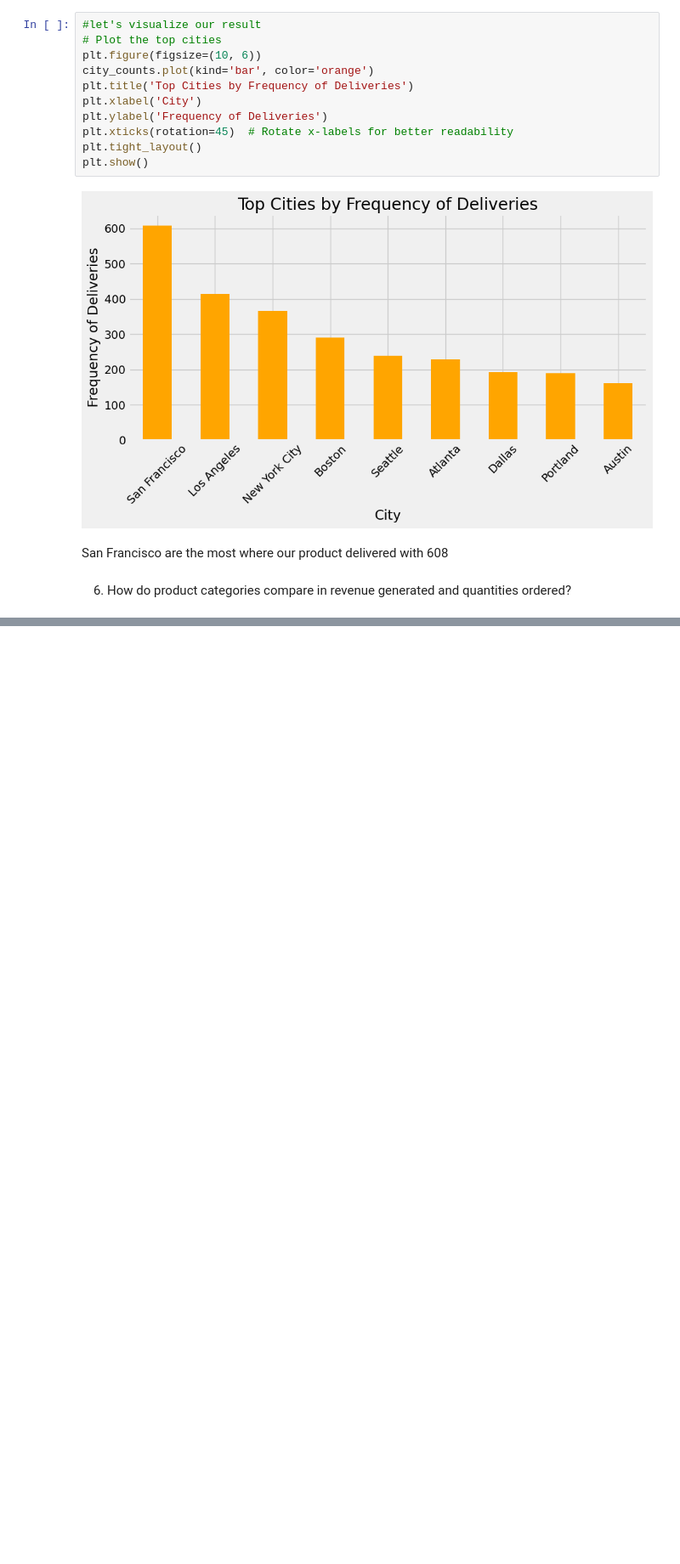
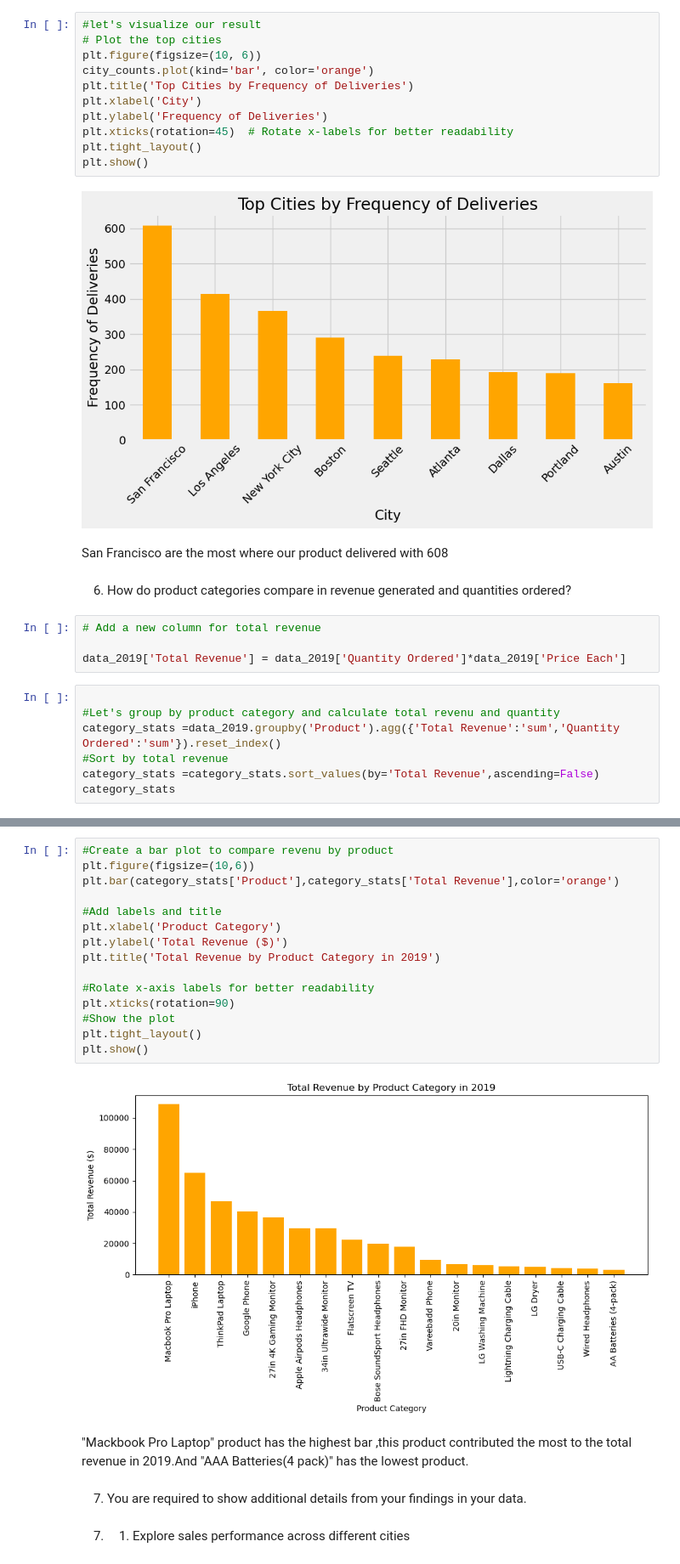
Before and after one commit to bambadij/sales_data_collected_2019, a Jupyter notebook: project.ipynb, the cells around one changed output, grey strips where cells are left out. Shown: that part at 85% size. Cells and saved outputs as stored; diff of their text form; blank space fills up the shorter version.

```diff
--- a/project.ipynb
+++ b/project.ipynb
@@ -1204,3 +1209,14 @@ plt.show()
 San Francisco are the most where our product delivered with 608
 # %% [markdown]
 6. How do product categories compare in revenue generated and quantities  ordered?
+# %%
+# Add a new column for total revenue
+
+data_2019['Total Revenue'] = data_2019['Quantity Ordered']*data_2019['Price Each']
+# %%
+
+#Let's group by product category and calculate total revenu and quantity
+category_stats =data_2019.groupby('Product').agg({'Total Revenue':'sum','Quantity Ordered':'sum'}).reset_index()
+#Sort by total revenue
+category_stats =category_stats.sort_values(by='Total Revenue',ascending=False)
+category_stats
@@ -1206,0 +1241,23 @@ San Francisco are the most where our product delivered with 608
+# %%
+#Create a bar plot to compare revenu by product
+plt.figure(figsize=(10,6))
+plt.bar(category_stats['Product'],category_stats['Total Revenue'],color='orange')
+
+#Add labels and title
+plt.xlabel('Product Category')
+plt.ylabel('Total Revenue ($)')
+plt.title('Total Revenue by Product Category in 2019')
+
+#Rolate x-axis labels for better readability
+plt.xticks(rotation=90)
+#Show the plot
+plt.tight_layout()
+plt.show()
+# %% [output]
+[figure, added]
+# %% [markdown]
+"Mackbook Pro Laptop" product has the highest bar ,this product contributed the most to the total revenue in 2019.And "AAA Batteries(4 pack)" has the lowest product.
+# %% [markdown]
+7. You are required to show additional details from your findings in your data.
+# %% [markdown]
+7. 1. Explore sales performance across different cities
```
Also changed, not shown: parts of 14 cells of this notebook, 6 other files.
